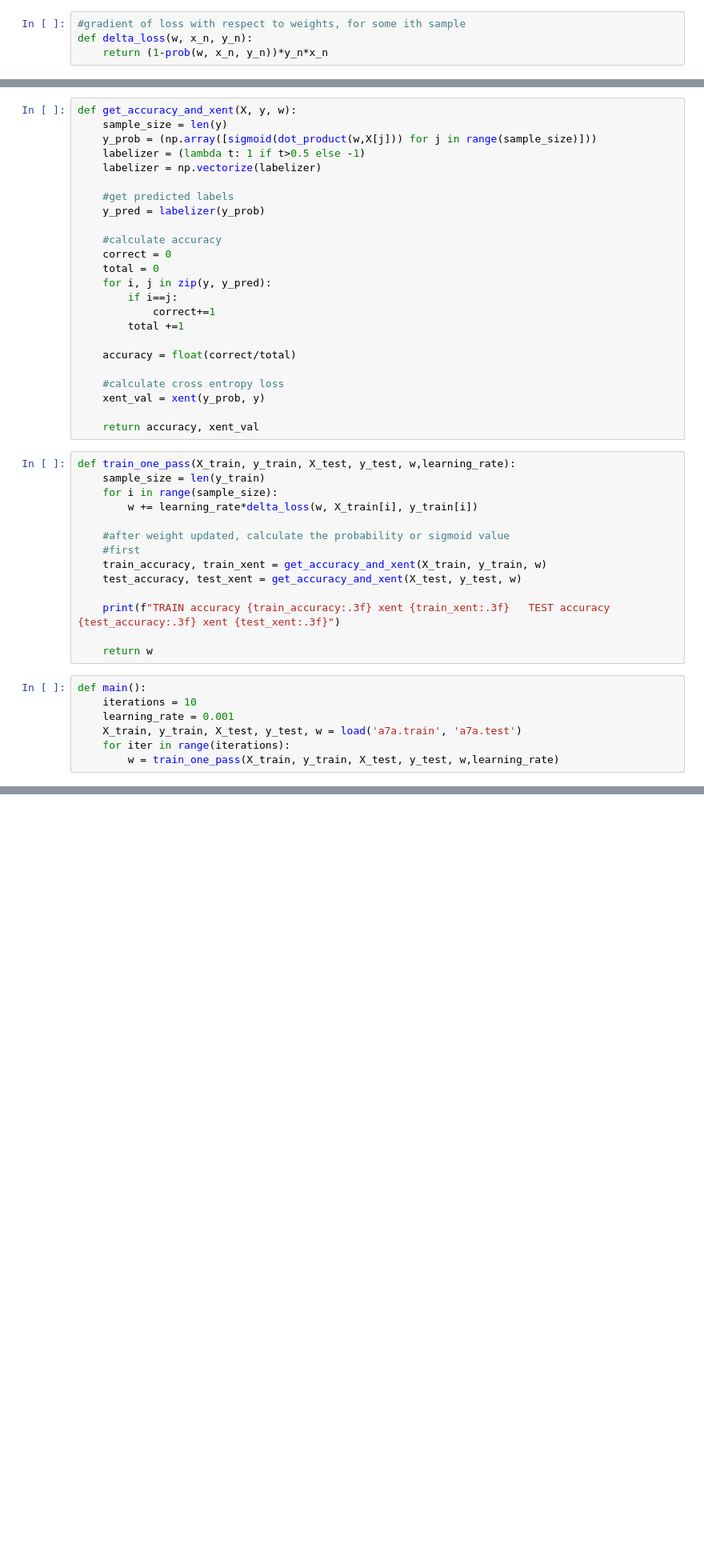
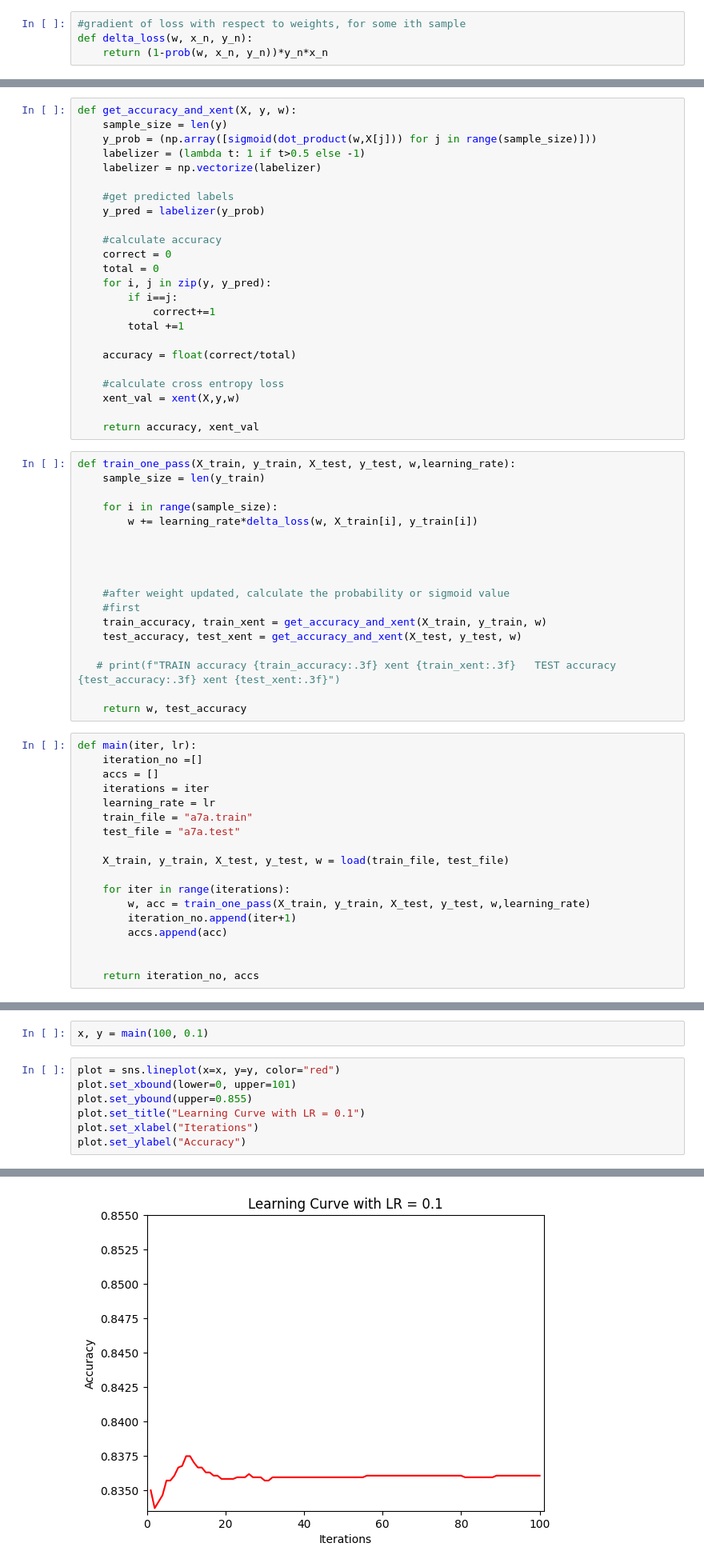
Before and after one commit to lin-yang-2713/ai-mini-projects, a Jupyter notebook: hw5/logit_regression.ipynb, the cells around one changed output, grey strips where cells are left out. Shown at 80% size. Cells and saved outputs as stored; diff of their text form; blank space fills up the shorter version.

Commit message:
graphs DONE

```diff
--- a/hw5/logit_regression.ipynb
+++ b/hw5/logit_regression.ipynb
@@ -103,27 +101,42 @@ def get_accuracy_and_xent(X, y, w):
     accuracy = float(correct/total)
 
     #calculate cross entropy loss
-    xent_val = xent(y_prob, y)
+    xent_val = xent(X,y,w)
 
     return accuracy, xent_val
 # %%
 def train_one_pass(X_train, y_train, X_test, y_test, w,learning_rate):
     sample_size = len(y_train)
+
     for i in range(sample_size):
         w += learning_rate*delta_loss(w, X_train[i], y_train[i])
+
+
+
 
     #after weight updated, calculate the probability or sigmoid value
     #first
     train_accuracy, train_xent = get_accuracy_and_xent(X_train, y_train, w)
     test_accuracy, test_xent = get_accuracy_and_xent(X_test, y_test, w)
 
-    print(f"TRAIN accuracy {train_accuracy:.3f} xent {train_xent:.3f}   TEST accuracy {test_accuracy:.3f} xent {test_xent:.3f}")
+   # print(f"TRAIN accuracy {train_accuracy:.3f} xent {train_xent:.3f}   TEST accuracy {test_accuracy:.3f} xent {test_xent:.3f}")
 
-    return w
+    return w, test_accuracy
 # %%
-def main():
-    iterations = 10
-    learning_rate = 0.001
-    X_train, y_train, X_test, y_test, w = load('a7a.train', 'a7a.test')
+def main(iter, lr):
+    iteration_no =[]
+    accs = []
+    iterations = iter
+    learning_rate = lr
+    train_file = "a7a.train"
+    test_file = "a7a.test"
+
+    X_train, y_train, X_test, y_test, w = load(train_file, test_file)
+
     for iter in range(iterations):
-        w = train_one_pass(X_train, y_train, X_test, y_test, w,learning_rate)
+        w, acc = train_one_pass(X_train, y_train, X_test, y_test, w,learning_rate)
+        iteration_no.append(iter+1)
+        accs.append(acc)
+
+
+    return iteration_no, accs
@@ -131,0 +143,10 @@ main()
+# %%
+x, y = main(100, 0.1)
+# %%
+plot = sns.lineplot(x=x, y=y, color="red")
+plot.set_xbound(lower=0, upper=101)
+plot.set_ybound(upper=0.855)
+plot.set_title("Learning Curve with LR = 0.1")
+plot.set_xlabel("Iterations")
+plot.set_ylabel("Accuracy")
+# %% [output]
@@ -131,0 +154 @@ main()
+[figure, added]
```
Also changed, not shown: parts of 7 cells of this notebook, 1 other file.
